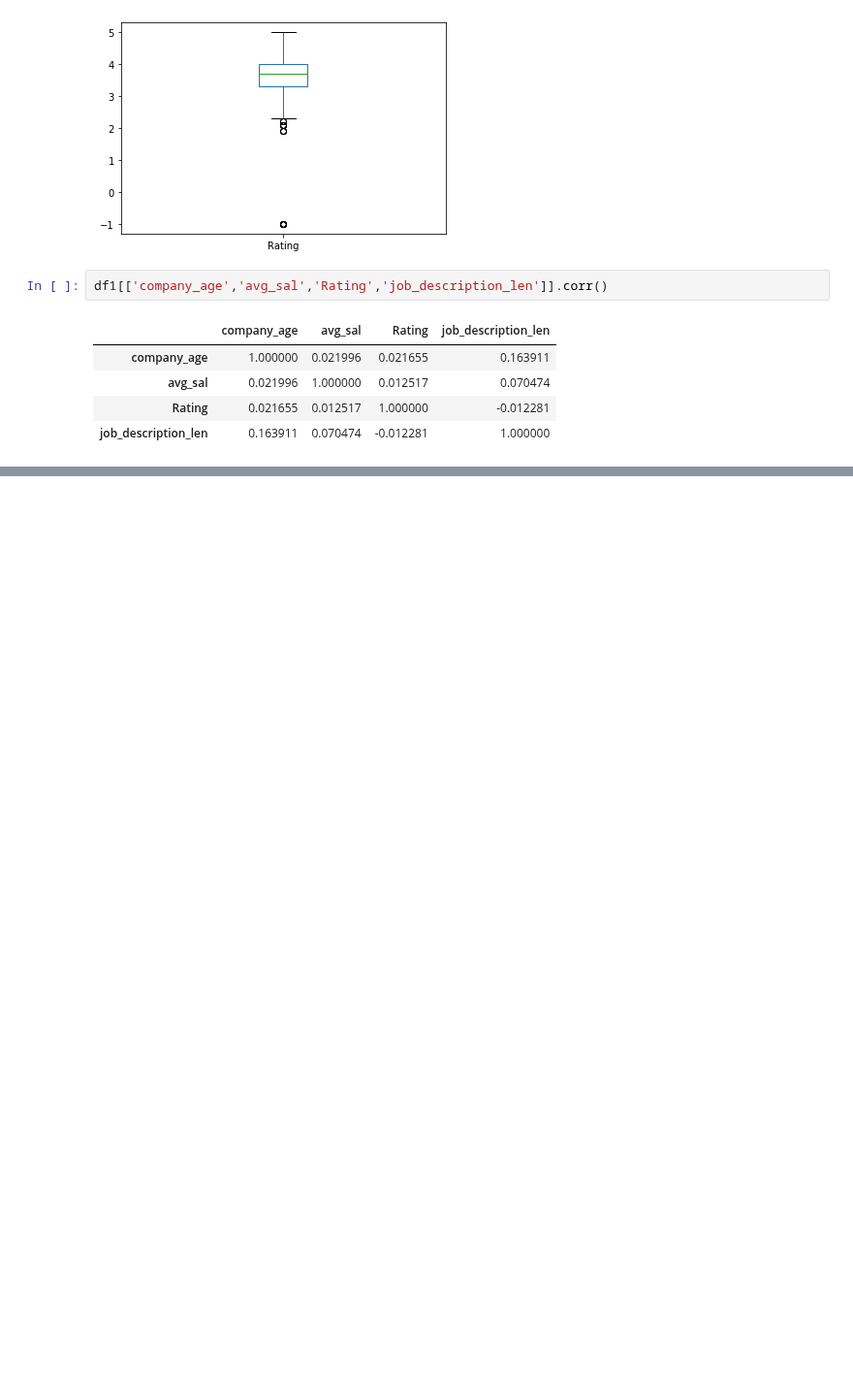
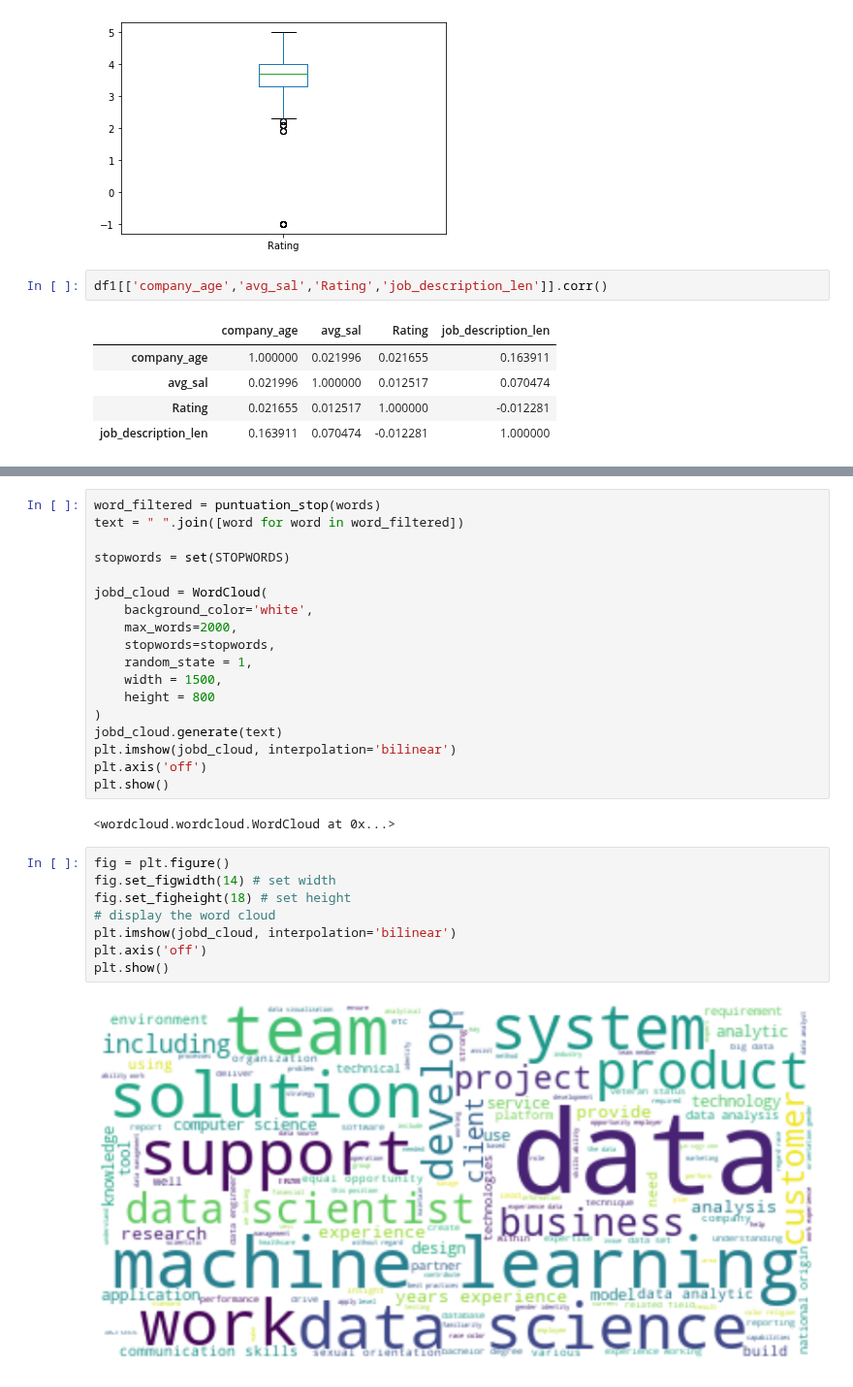
Before and after one commit to MrLuciferM/DataScience_Salary_proj, a Jupyter notebook: ExploratoryAnalysis.ipynb, the cells around one changed output, grey strips where cells are left out. Shown at 97% size. Cells and saved outputs as stored; diff of their text form; blank space fills up the shorter version.

```diff
--- a/ExploratoryAnalysis.ipynb
+++ b/ExploratoryAnalysis.ipynb
@@ -122,0 +397,30 @@ sns.heatmap(df1[['company_age','Rating','avg_sal','job_description_len']].corr()
+# %%
+word_filtered = puntuation_stop(words)
+text = " ".join([word for word in word_filtered])
+
+stopwords = set(STOPWORDS)
+
+jobd_cloud = WordCloud(
+    background_color='white',
+    max_words=2000,
+    stopwords=stopwords,
+    random_state = 1,
+    width = 1500,
+    height = 800
+)
+jobd_cloud.generate(text)
+plt.imshow(jobd_cloud, interpolation='bilinear')
+plt.axis('off')
+plt.show()
+# %% [output]
+<wordcloud.wordcloud.WordCloud at 0x...>
+# %%
+fig = plt.figure()
+fig.set_figwidth(14) # set width
+fig.set_figheight(18) # set height
+# display the word cloud
+plt.imshow(jobd_cloud, interpolation='bilinear')
+plt.axis('off')
+plt.show()
+# %% [output]
+[figure, added]
```
Also changed, not shown: parts of 18 cells of this notebook.
